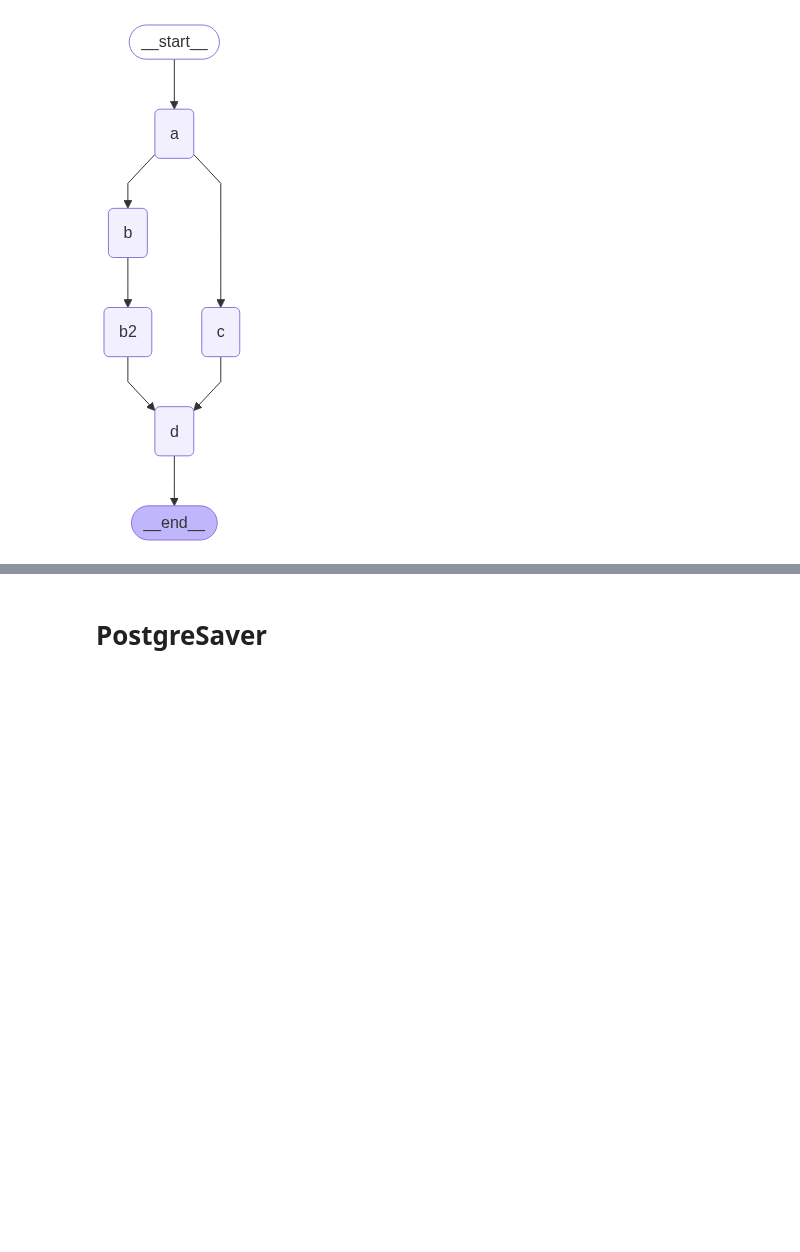
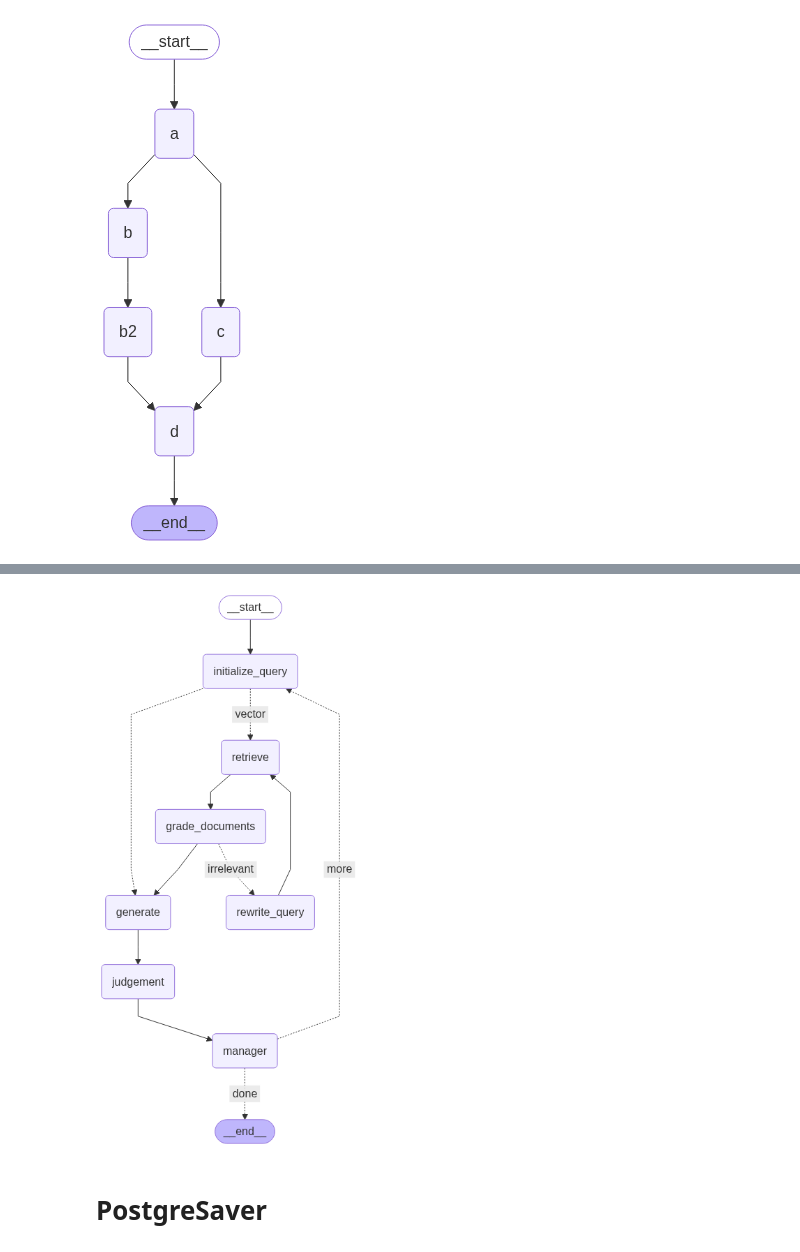
Before and after one commit to GitRani/adaptive-rag-public, a Jupyter notebook: unit_test/test.ipynb, the cells around one changed output, grey strips where cells are left out. Cells and saved outputs as stored; diff of their text form; code cells hidden in the pictures; blank space fills up the shorter version.

```diff
--- a/unit_test/test.ipynb
+++ b/unit_test/test.ipynb
@@ -197,3 +403,77 @@ display(Image(graph.get_graph().draw_mermaid_png()))
+# %%
+workflow = StateGraph(ManagingState)
+
+def judgement(state: ManagingState):
+    '''답변을 취합하는 노드'''
+    logger.info('======== [NODE] MANAGER ========')
+
+    return ''
+def route_sub_query(state: ManagingState):
+    '''답변을 취합하는 노드'''
+    logger.info('======== [NODE] MANAGER ========')
+
+    return ''
+def route_by_relevance(state: ManagingState):
+    '''답변을 취합하는 노드'''
+    logger.info('======== [NODE] MANAGER ========')
+
+    return ''
+def route_more_sub_queries(state: ManagingState):
+    '''답변을 취합하는 노드'''
+    logger.info('======== [NODE] MANAGER ========')
+
+    return ''
+
+# Nodes
+workflow.add_node("initialize_query", initialize_query)  # 복합 질문 분해 및 계획
+workflow.add_node("retrieve", retrieve)                  # 검색
+workflow.add_node("grade_documents", grade_documents)    # 문서 관련성 평가
+workflow.add_node("rewrite_query", rewrite_query)
+workflow.add_node("generate", generate)                  # 답변 생성
+workflow.add_node("judgement", judgement)
+workflow.add_node("manager", manager)                   # 결과 통합 및 최종 판단
+
+# Edges
+workflow.add_edge(START, "initialize_query")
+workflow.add_edge("retrieve", "grade_documents")
+workflow.add_edge("grade_documents", "generate")
+workflow.add_edge("rewrite_query", "retrieve")
+workflow.add_edge("generate", "judgement")
+workflow.add_edge("judgement", "manager")
+workflow.add_edge("manager", END)
+
+# Conditional Edges
+workflow.add_conditional_edges(
+    "initialize_query",
+        route_sub_query,  # 하위 질문별 라우팅
+    {
+        "vector":  "retrieve",
+        "generate": "generate"
+    }
+)
+
+workflow.add_conditional_edges(
+    "grade_documents",
+        route_by_relevance,
+    {
+        "relevant": "generate",
+        "irrelevant": "rewrite_query"
+    }
+)
+
+workflow.add_conditional_edges(
+    "manager",
+        route_more_sub_queries,  # 추가 하위 질문이 있으면 다시 처리
+    {
+        "more": "initialize_query",
+        "done": END
+    }
+)
+graph = workflow.compile()
+
+display(Image(graph.get_graph().draw_mermaid_png()))
+# %% [output]
+[figure, added]
 # %% [markdown]
 <h1>PostgreSaver</h1>
 # %%
```
Also changed, not shown: parts of 2 cells of this notebook, 6 other files.
